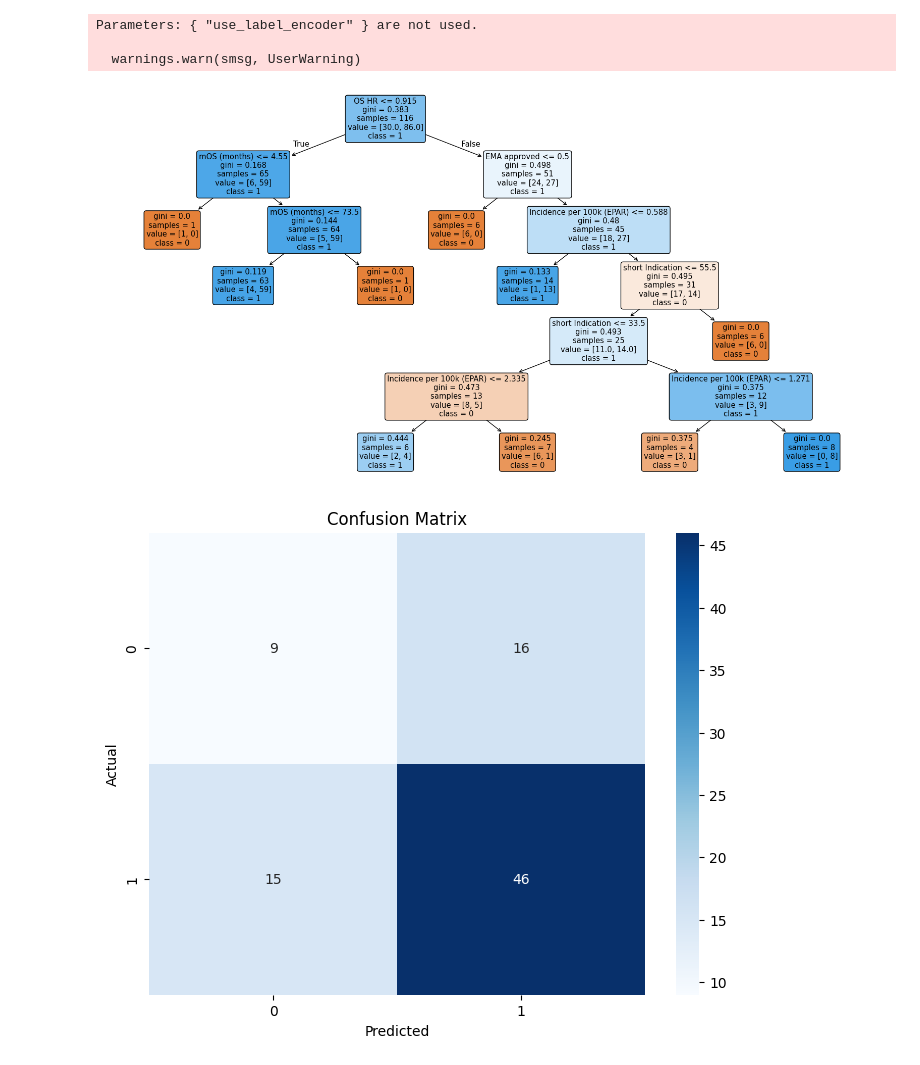
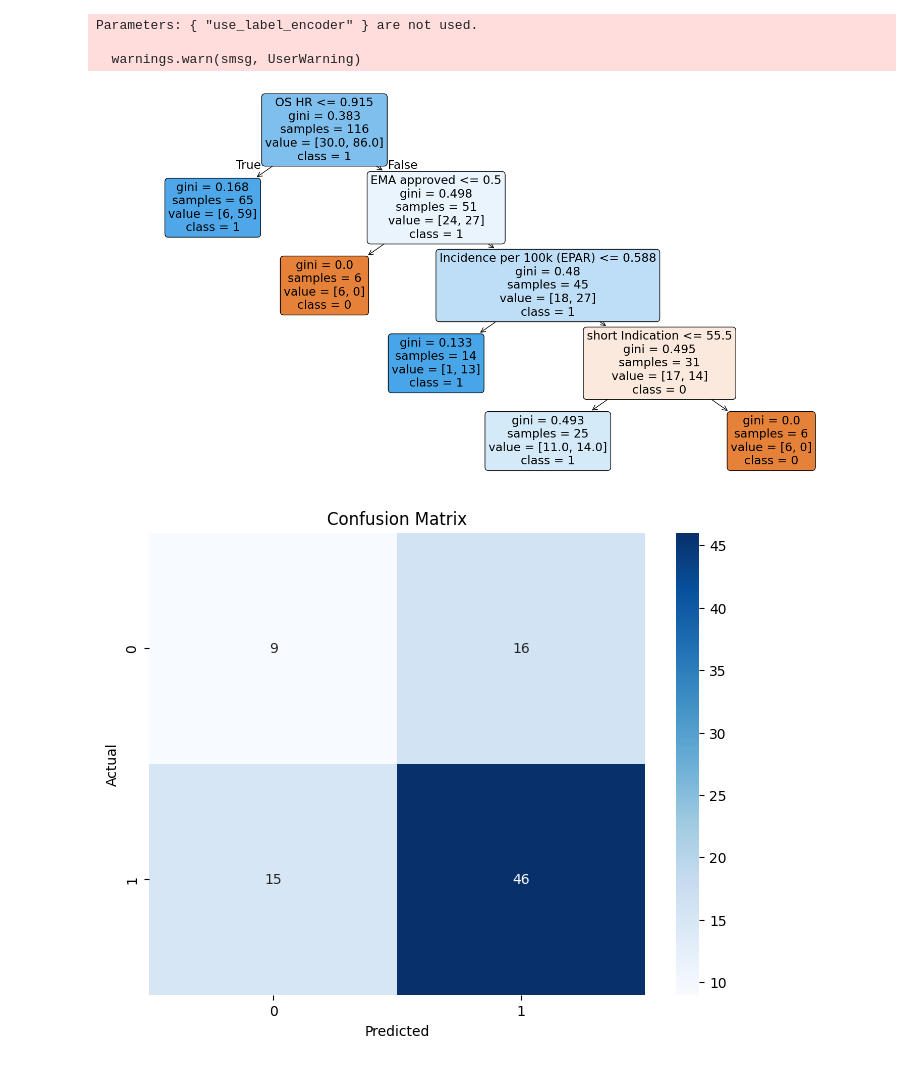
Before and after one commit to arshbm/Merck_pricing, a Jupyter notebook: 30th_April_Merck_Reimbursement_Prediction_France_v1.ipynb, the cells around one changed output. Drawn from its saved outputs; the diff is of its cells as text; code cells hidden in the pictures.

```diff
--- a/30th_April_Merck_Reimbursement_Prediction_France_v1.ipynb
+++ b/30th_April_Merck_Reimbursement_Prediction_France_v1.ipynb
@@ -136,4 +136,7 @@ for n in range(1,20):
     y_pred_test = clf.predict(x_test)
     train_accuracy = accuracy_score(y_train, y_pred_train)
     test_accuracy = accuracy_score(y_test, y_pred_test)
-    print(f"Tree Depth: {n}; Training Accuracy: {train_accuracy * 100:.2f}%; Testing Accuracy: {test_accuracy* 100:.2f}% ")
+    y_pred_overall = clf.predict(x)
+    overall_accuracy = accuracy_score(y, y_pred_overall)
+    print(f"Tree Depth: {n}; Training Accuracy: {train_accuracy * 100:.2f}%; Testing Accuracy: {test_accuracy* 100:.2f}%; \
+Overall Accuracy: {overall_accuracy*100:.2f}% ")
@@ -159,0 +143,17 @@ Tree Depth: 19; Training Accuracy: 92.24%; Testing Accuracy: 83.33%
+# %%
+x = data.drop(columns=['Reimbursement Status'])
+y = data['Reimbursement Status']
+
+x_train, x_test, y_train, y_test = train_test_split(x, y, test_size=0.2, random_state=42, stratify=y)
+
+for n in range(1,20):
+    clf = DecisionTreeClassifier(random_state=42, max_depth = n, min_samples_split=10, min_impurity_decrease=0.011)  # You can add hyperparameters here (e.g., max_depth, min_samples_split)
+    clf.fit(x_train, y_train)
+    y_pred_train = clf.predict(x_train)
+    y_pred_test = clf.predict(x_test)
+    train_accuracy = accuracy_score(y_train, y_pred_train)
+    test_accuracy = accuracy_score(y_test, y_pred_test)
+    y_pred_overall = clf.predict(x)
+    overall_accuracy = accuracy_score(y, y_pred_overall)
+    print(f"Tree Depth: {n}; Training Accuracy: {train_accuracy * 100:.2f}%; Testing Accuracy: {test_accuracy* 100:.2f}%; \
+Overall Accuracy: {overall_accuracy*100:.2f}% ")
@@ -204,21 +224,21 @@ Parameters: { "use_label_encoder" } are not used.
 # %%
 # prompt: Can you help visualize the tree?
 
 import numpy as np
 from sklearn.tree import plot_tree
 import matplotlib.pyplot as plt
 
 # Assuming 'clf' is your trained DecisionTreeClassifier from the previous code
 # and you want to visualize the tree with the best depth
 best_depth = 1 # Replace with the actual best depth based on your accuracy results
-clf = DecisionTreeClassifier(random_state=42, max_depth = 7, min_samples_split=10, min_impurity_decrease=0.011)  # You can add hyperparameters here (e.g., max_depth, min_samples_split)
+clf = DecisionTreeClassifier(random_state=42, max_depth = 7, min_samples_split=10, min_impurity_decrease=0.017)  # You can add hyperparameters here (e.g., max_depth, min_samples_split)
 clf.fit(x_train, y_train)
 
 plt.figure(figsize=(20,10)) # Adjust figure size as needed
 plot_tree(clf, feature_names=x.columns, class_names=np.unique(y).astype(str), filled=True, rounded=True)
 plt.show()
 # %% [output]
-[figure, old version]
+[figure, new version]
 # %%
 # prompt: can you make a confusion matrix of this
 
```
Also changed, not shown: parts of 6 cells of this notebook.
